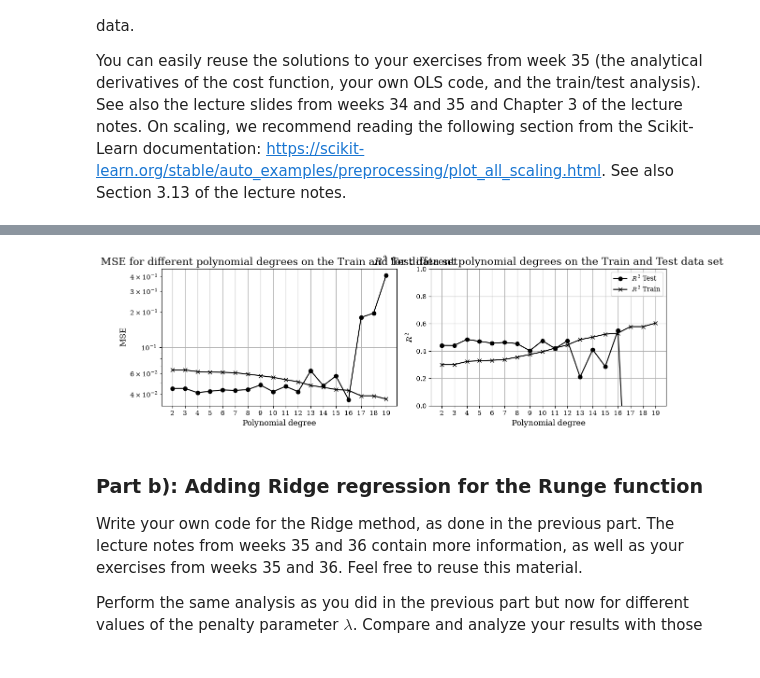
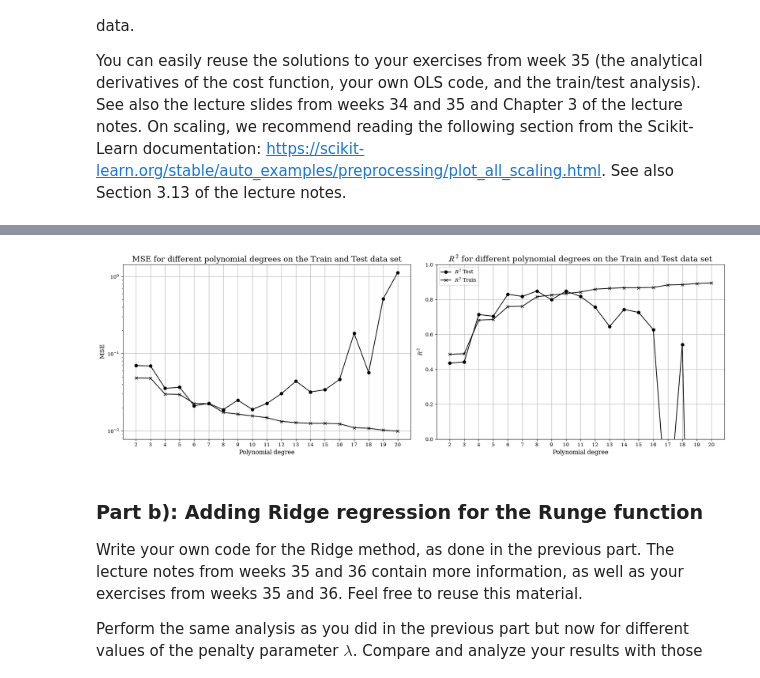
Before and after one commit to JOJ0O0O/MachineLearningUiO, a Jupyter notebook: doc/Projects/2026/Project1/Project1.ipynb, the cells around one changed output, grey strips where cells are left out. Drawn from its saved outputs; the diff is of its cells as text; code cells hidden in the pictures.

```diff
--- a/doc/Projects/2026/Project1/Project1.ipynb
+++ b/doc/Projects/2026/Project1/Project1.ipynb
@@ -116,7 +116,7 @@ rng = np.random.default_rng(2026)
 n = 100
 sigma = 0.1                                  # noise level: explore it!
 x = np.sort(rng.uniform(-1, 1, n))
-y = runge(x) #+ rng.normal(0, sigma, n)
+y = runge(x) + rng.normal(0, sigma, n)
 
 xx = np.linspace(-1, 1, 400)
 plt.plot(xx, runge(xx), color="#004488", label="Runge's function")
@@ -198,39 +198,20 @@ plt.rcParams.update(
     }
 )
 # %%
+
+
+
+
 # Your code for part a) here
-def olsbysvd(X,y):
+def olsbysvd(X: np.array ,y : np.array):
     """
     Calculate OLS using the SVD of X, similar to lecturebook page 83 (Machine Learning and the Physical Sciences, Morten Hjorth-Jensen)
     """
     U, s, Vt = np.linalg.svd(X, full_matrices=False)
     return Vt.T @ (U.T @ y / s)
 
-"""
-def test_noise_levels(x,xtest,noise,degree):
-    #function returning MSE and R2 from x and xtest with a given degree and noise level
 
-    X = (x**1)
-    Xtest = (xtest**1)
-    for i in range(2, degree + 1):
-        X = np.vstack((X, x ** i))
-        Xtest = np.vstack((Xtest, xtest ** i))
-    X = X.T
-    Xtest = Xtest.T
-    noiseytrain = rng.normal(0, noise, len(x))
-    noiseytest = rng.normal(0, noise, len(xtest))
-    y = runge(x) + noiseytrain
-    ytest = runge(xtest) + rng.normal(0, noise, len(xtest))
-    y = y.ravel()
-    theta = olsbysvd(X, y)
-    ypred = Xtest @ theta
-    MSE = sklearn.metrics.mean_squared_error(ytest, ypred)
-    R2 = sklearn.metrics.r2_score(ytest, ypred)
-    return noise, MSE, R2
-"""
-
-
-def test_polynomial_degree(x,xtest,y,ytest,degree):
+def test_polynomial_degree(x : np.array ,xtest : np.array, y: np.array ,ytest: np.array ,degree : int):
     """
     function returning MSE and R2 from x and xtest with a given polynomial degree
     """
@@ -241,6 +222,8 @@ def test_polynomial_degree(x,xtest,y,ytest,degree):
         Xtest = np.vstack((Xtest, xtest ** i))
     X = X.T
     Xtest = Xtest.T
+    X, Xtest, y, ytest = Scaledata(X, Xtest, y, ytest)
+    print("The degree", degree, " polynomial train data has shape: ", X.shape)
     y = y.ravel()
     theta = olsbysvd(X, y)
     ypred = Xtest @ theta
@@ -250,37 +233,11 @@ def test_polynomial_degree(x,xtest,y,ytest,degree):
     MSEtest = sklearn.metrics.mean_squared_error(ytest, ypred)
     R2test = sklearn.metrics.r2_score(ytest, ypred)
     return degree, MSEtest, R2test, MSEtrain, R2train, theta
-"""
-def theta_different_n(x,y):
-    n_values = [10, 100, 200, 500, 1000]
-    theta_values = []
-    MSE = []
-    R2 = []
-    for m in n_values:
-        x = np.sort(rng.uniform(-1, 1, m))
-        y = runge(x) + rng.normal(0, sigma, m)
-        xtrain, xtest, ytrain, ytest = sklearn.model_selection.train_test_split(x, y, test_size=0.2, random_state=2026)
-        Xtrain = (xtrain**0)
-        Xtest = (xtest**0)
-        for i in range(1, degree + 1):
-            Xtrain = np.vstack((Xtrain, xtrain ** i))
-            Xtest = np.vstack((Xtest, xtest ** i))
-        Xtrain = Xtrain.T
-        Xtest = Xtest.T
-        ytrain = ytrain.ravel()
-        theta = olsbysvd(Xtrain, ytrain)
-        theta_values.append(theta)
-        MSEn = sklearn.metrics.mean_squared_error(ytest, Xtest @ theta)
-        R2n = sklearn.metrics.r2_score(ytest, Xtest @ theta)
-        MSE.append(MSEn)
-        R2.append(R2n)
-    return n_values, theta_values, MSE, R2
-"""
 
 def Scaledata (Xtrain, Xtest, ytrain, ytest):
     """
     Scales and centers the data using the standard deviation and the mean values of the train set
-    Applies the same transformations to the test set as well
+    Applies the same transformations to the test set as well (based on train values)
     """
     X_mean, X_std = Xtrain.mean(axis=0), Xtrain.std(axis=0)
     XTrain_norm = (Xtrain - X_mean) / X_std
@@ -289,22 +246,12 @@ def Scaledata (Xtrain, Xtest, ytrain, ytest):
     ytest_centered = ytest - ytrain.mean()
     return XTrain_norm, XTest_norm, ytrain_centered, ytest_centered
 
-#Set up design matrix
-degree = 15
-X = (x**1)
-for i in range(2, degree + 1):
-    X = np.vstack((X, x ** i))
-X = X.T
+
 
 #Split into train and test sets
-Xtrain, XTest, ytrain, ytest = sklearn.model_selection.train_test_split(X, y, test_size=0.2, random_state=2026)
-print("Train shape: ", Xtrain.shape, "Test shape: ", XTest.shape, "y shape:", ytrain.shape, "ytest shape:", ytest.shape)
-Xtrain_norm, XTest_norm, ytrain_center, ytest_center = Scaledata(Xtrain, XTest, ytrain, ytest)
+xtrain, xTest, ytrain, ytest = sklearn.model_selection.train_test_split(x, y, test_size=0.2, random_state=2026)
 
 #Set up to use function for testing different Polynomial degrees
-x_train = Xtrain_norm[:, 0]
-x_test = XTest_norm[:,0]
-
 MSEtest = []
 R2test = []
 MSEtrain = []
@@ -313,8 +260,8 @@ degreelist = []
 theta = []
 
 #Test different Polynomial degrees
-for degree in range(2,20):
-    degreei, MSEtesti, R2testi, MSEtraini, R2traini, thetai = test_polynomial_degree(x_train,x_test,ytrain_center,ytest_center,degree)
+for degree in range(2,21):
+    degreei, MSEtesti, R2testi, MSEtraini, R2traini, thetai = test_polynomial_degree(xtrain,xTest,ytrain,ytest,degree)
     degreelist.append(degreei)
     MSEtest.append(MSEtesti)
     MSEtrain.append(MSEtraini)
@@ -323,7 +270,7 @@ for degree in range(2,20):
     theta.append(thetai)
 
 #plotting results for R2 and MSE values for training and test data set
-fig, ax1 = plt.subplots(1, 2, figsize=(12, 4))
+fig, ax1 = plt.subplots(1, 2, figsize=(18, 6))
 ax1[0].semilogy(degreelist, MSEtest, label = "MSEtest", marker = 'o', color = "black")
 ax1[0].set_xlabel('Polynomial degree')
 ax1[0].set_ylabel('MSE')
@@ -346,4 +311,4 @@ Train shape:  (80, 15) Test shape:  (20, 15) y shape: (80,) ytest shape: (20,)
-[figure, old version]
+[figure, new version]
 # %% [markdown]
 ### Part b): Adding Ridge regression for the Runge function
 
```
Also changed, not shown: parts of 3 cells of this notebook, 1 other file.
